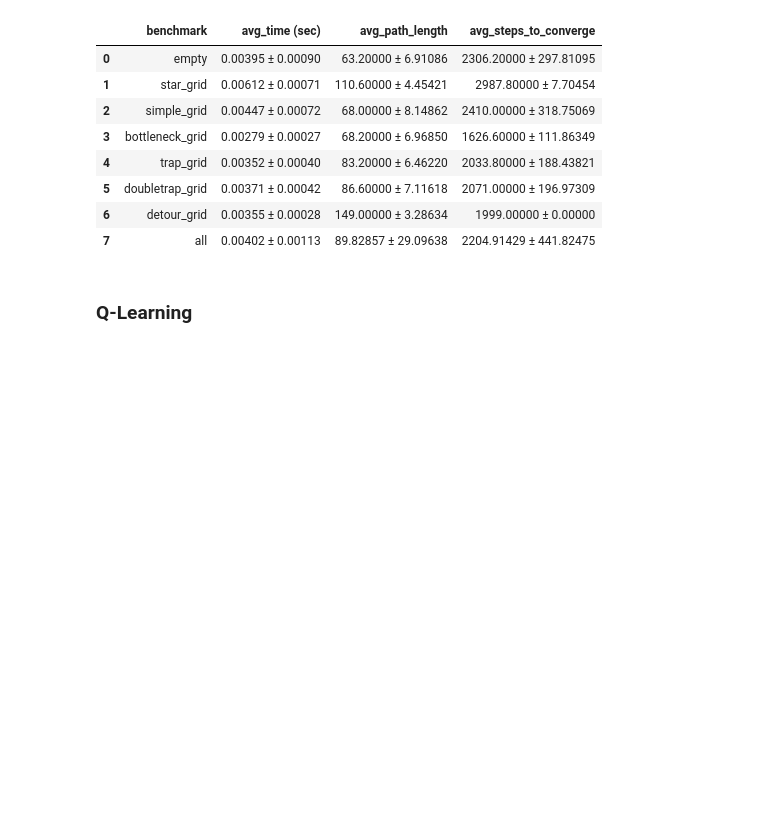
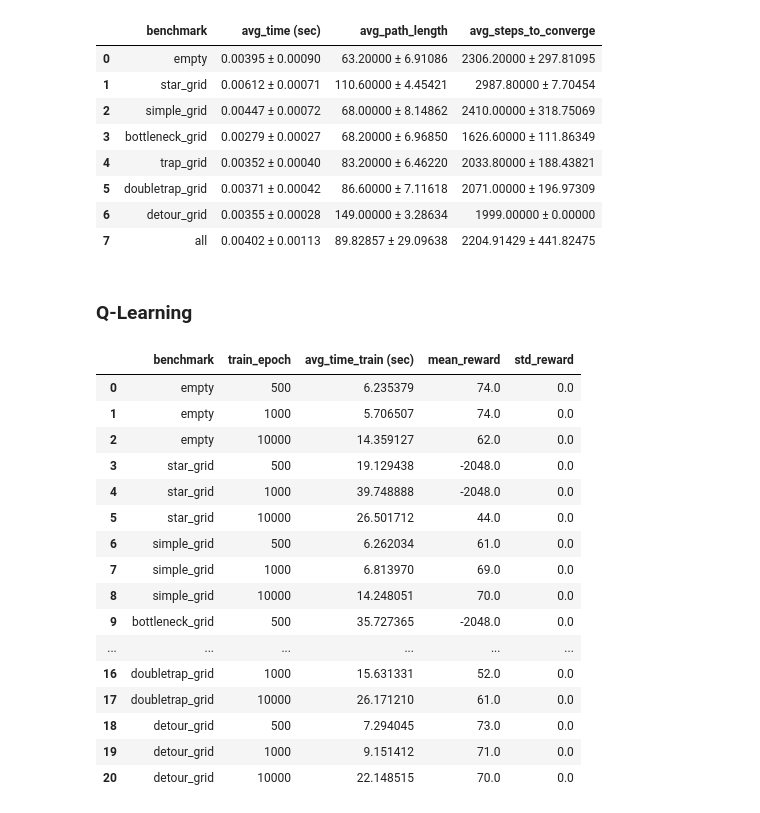
Before and after one commit to laelien8er/Robotik_projekt, a Jupyter notebook: Abgabe/_IR_Achter_Eder.ipynb, the cells around one changed output. Drawn from its saved outputs; the diff is of its cells as text; code cells hidden in the pictures; blank space fills up the shorter version.

```diff
--- a/Abgabe/_IR_Achter_Eder.ipynb
+++ b/Abgabe/_IR_Achter_Eder.ipynb
@@ -288,3 +315,26 @@ Metriken des MITM mit einer Gridgröße von 64 und 5 zufälligen Initializierung
 | 7 | all | 0.00402 ± 0.00113 | 89.82857 ± 29.09638 | 2204.91429 ± 441.82475 |
 # %% [markdown]
 ### Q-Learning
+# %%
+# get metrics
+metrics = Metrics()
+df  = metrics.get_rl_metrics(algorithm='qlearning')
+df
+# %% [output]
+|  | benchmark | train_epoch | avg_time_train (sec) | mean_reward | std_reward |
+| 0 | empty | 500 | 6.235379 | 74.0 | 0.0 |
+| 1 | empty | 1000 | 5.706507 | 74.0 | 0.0 |
+| 2 | empty | 10000 | 14.359127 | 62.0 | 0.0 |
+| 3 | star_grid | 500 | 19.129438 | -2048.0 | 0.0 |
+| 4 | star_grid | 1000 | 39.748888 | -2048.0 | 0.0 |
+| 5 | star_grid | 10000 | 26.501712 | 44.0 | 0.0 |
+| 6 | simple_grid | 500 | 6.262034 | 61.0 | 0.0 |
+| 7 | simple_grid | 1000 | 6.813970 | 69.0 | 0.0 |
+| 8 | simple_grid | 10000 | 14.248051 | 70.0 | 0.0 |
+| 9 | bottleneck_grid | 500 | 35.727365 | -2048.0 | 0.0 |
+| ... | ... | ... | ... | ... | ... |
+| 16 | doubletrap_grid | 1000 | 15.631331 | 52.0 | 0.0 |
+| 17 | doubletrap_grid | 10000 | 26.171210 | 61.0 | 0.0 |
+| 18 | detour_grid | 500 | 7.294045 | 73.0 | 0.0 |
+| 19 | detour_grid | 1000 | 9.151412 | 71.0 | 0.0 |
+| 20 | detour_grid | 10000 | 22.148515 | 70.0 | 0.0 |
```
Also changed, not shown: parts of 13 cells of this notebook, 7 other files.
